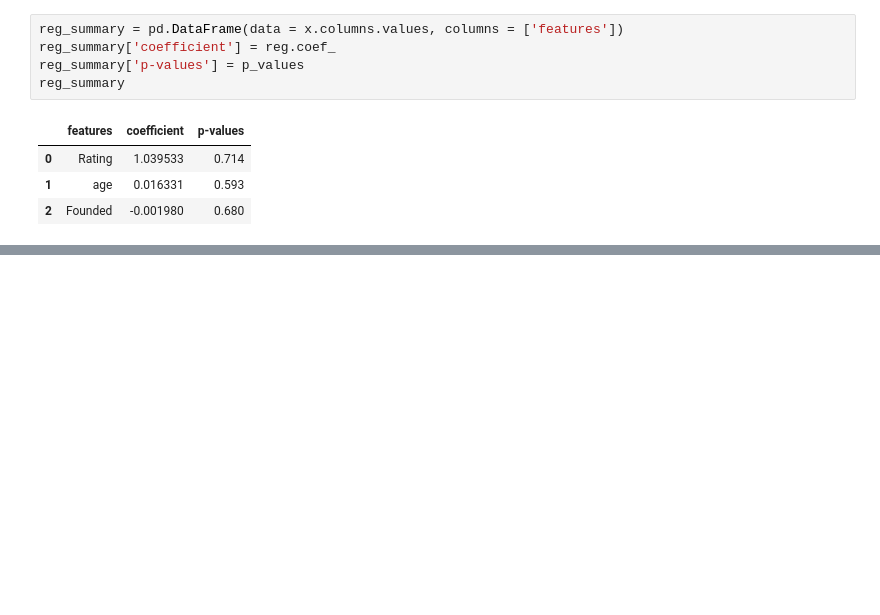
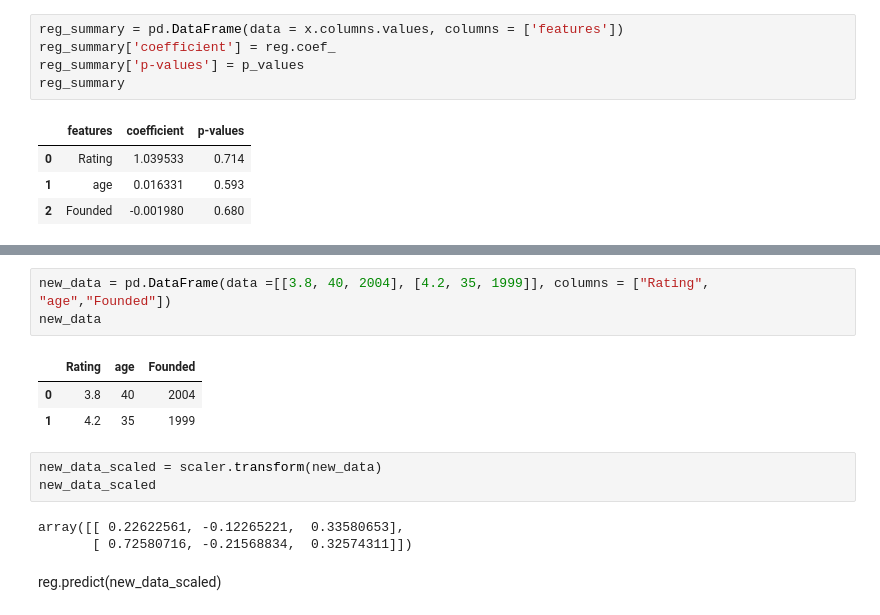
Before and after one commit to ifuu16/glass_door_salary_prediction, a Jupyter notebook: Glassdoor_salary_prediction.ipynb, the cells around one changed output, grey strips where cells are left out. Cells and saved outputs as stored; diff of their text form; blank space fills up the shorter version.

```diff
--- a/Glassdoor_salary_prediction.ipynb
+++ b/Glassdoor_salary_prediction.ipynb
@@ -117,0 +194,15 @@ reg_summary
+# %%
+new_data = pd.DataFrame(data =[[3.8, 40, 2004], [4.2, 35, 1999]], columns = ["Rating", "age","Founded"])
+new_data
+# %% [output]
+|  | Rating | age | Founded |
+| 0 | 3.8 | 40 | 2004 |
+| 1 | 4.2 | 35 | 1999 |
+# %%
+new_data_scaled = scaler.transform(new_data)
+new_data_scaled
+# %% [output]
+array([[ 0.22622561, -0.12265221,  0.33580653],
+       [ 0.72580716, -0.21568834,  0.32574311]])
+# %% [markdown]
+reg.predict(new_data_scaled)
```
Also changed, not shown: parts of 19 cells of this notebook.
